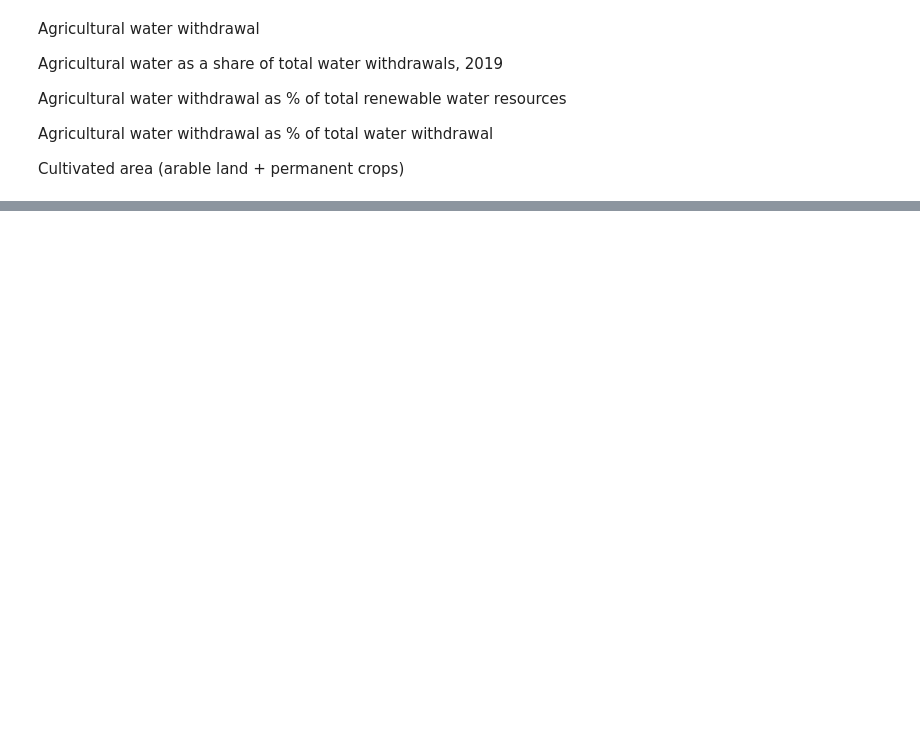
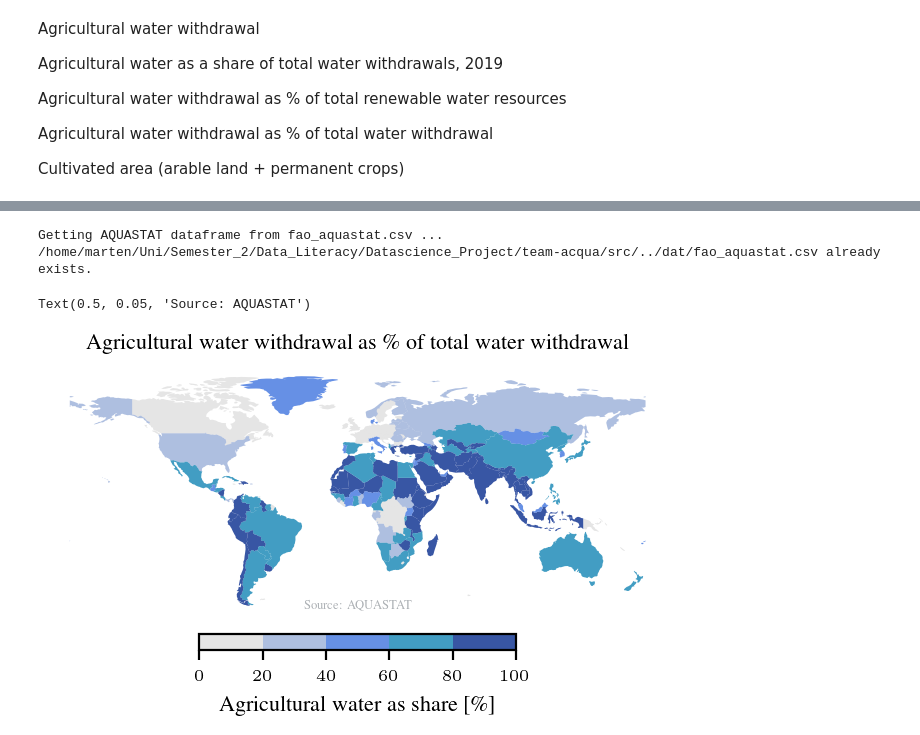
Before and after one commit to am9zZWY/team-aqua, a Jupyter notebook: exp/exp_agricultural_water_usage.ipynb, the cells around one changed output, grey strips where cells are left out. Drawn from its saved outputs; the diff is of its cells as text; code cells hidden in the pictures; blank space fills up the shorter version.

```diff
--- a/exp/exp_agricultural_water_usage.ipynb
+++ b/exp/exp_agricultural_water_usage.ipynb
@@ -98,0 +216,68 @@ Text(0.5, 0.05, 'Source: AQUASTAT')
+# %%
+# discrete colormap
+
+def create_discrete_colormap():
+    # Define the colors for the colormap
+    colors = [(0,0,0,0.1), (95/255, 128/255, 194/255, 0.5), (59/255, 113/255, 222/255, 0.78), (13/255, 130/255, 178/255, 0.78), (0, 38/255, 139/255, 0.78)]  # Yellow, Light Blue, Dark Blue
+    boundaries = [0, 20, 40, 60, 80, 100]  # Custom boundaries for each color segment
+
+    # Create a colormap using LinearSegmentedColormap
+    cmap_name = 'custom_colormap'
+    cmap = ListedColormap(colors)
+
+    # Create a norm instance to map data values to the colormap
+    norm = BoundaryNorm(boundaries, cmap.N, clip=True)
+
+    return cmap, norm
+# %%
+df = get_aquastat()
+
+custom_cmap, norm = create_discrete_colormap()
+
+'''Plot a map vizualizing the Agricultural Water Withdrawal as share of total water withdrawal'''
+year = 2020
+variables = ["Agricultural water withdrawal as % of total water withdrawal"]
+title = 'Agricultural water withdrawal as \% of total water withdrawal'
+
+world = gpd.read_file(to_dat_path(file_path='naturalearth/ne_110m_admin_0_countries.shx'), engine="pyogrio")
+
+# Rename the countries to match the names in the world dataframe
+# Extract relevant variables and drop all NaN
+data = df[['Country', 'Year', *variables]]
+data = data.dropna()
+
+# Filter for specific year
+countries_df = data[data['Year'] == year]
+
+# Aggregate data
+countries_df = countries_df[['Country', *variables]]
+
+# Rename countries to match the world map
+for country in countries_df['Country'].unique():
+    replace_to = rename_aquastat_country(country)
+    countries_df.replace(to_replace={country: replace_to}, inplace=True)
+
+# Merge data with world map
+world = gpd.read_file(to_dat_path(file_path='naturalearth/ne_110m_admin_0_countries.shx'), engine="pyogrio")
+world = world.merge(countries_df, left_on='SOVEREIGNT', right_on='Country')
+
+# Create figure
+
+plt.rcParams.update(bundles.icml2022())
+fig = plt.figure()
+ax = fig.add_subplot(1, 1, 1)
+
+# Plot using geopandas
+plot = world.plot(column=variables[0], ax = ax, legend=True, cmap=custom_cmap, norm = norm,
+            legend_kwds={'label': "Agricultural water as share [\%]", 'orientation': "horizontal",
+                        'shrink': 0.5})
+
+ax.set_title(title)
+ax.axis("off")
+# Add source
+plt.text(0.5, 0.05, 'Source: AQUASTAT', fontsize = 'xx-small', horizontalalignment='center', verticalalignment='center',transform=plt.gca().transAxes, color=rgb.tue_gray)
+# %% [output]
+Getting AQUASTAT dataframe from fao_aquastat.csv ...
+/home/marten/Uni/Semester_2/Data_Literacy/Datascience_Project/team-acqua/src/../dat/fao_aquastat.csv already exists.
+Text(0.5, 0.05, 'Source: AQUASTAT')
+[figure, added]
```
Also changed, not shown: parts of 6 cells of this notebook, 1 other file.
